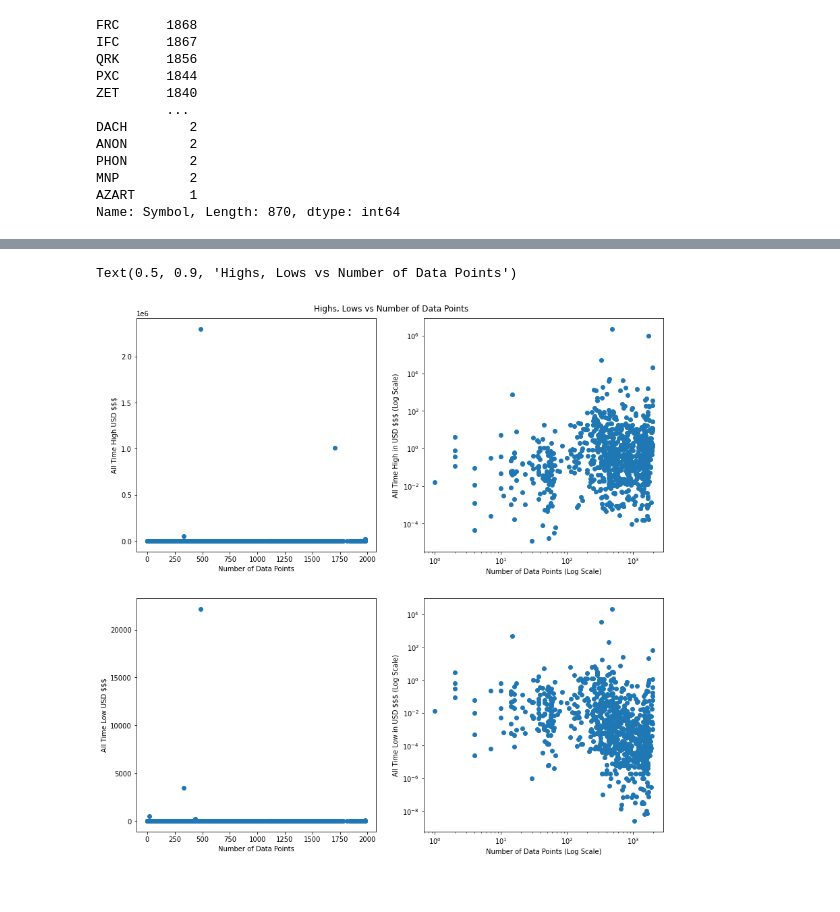
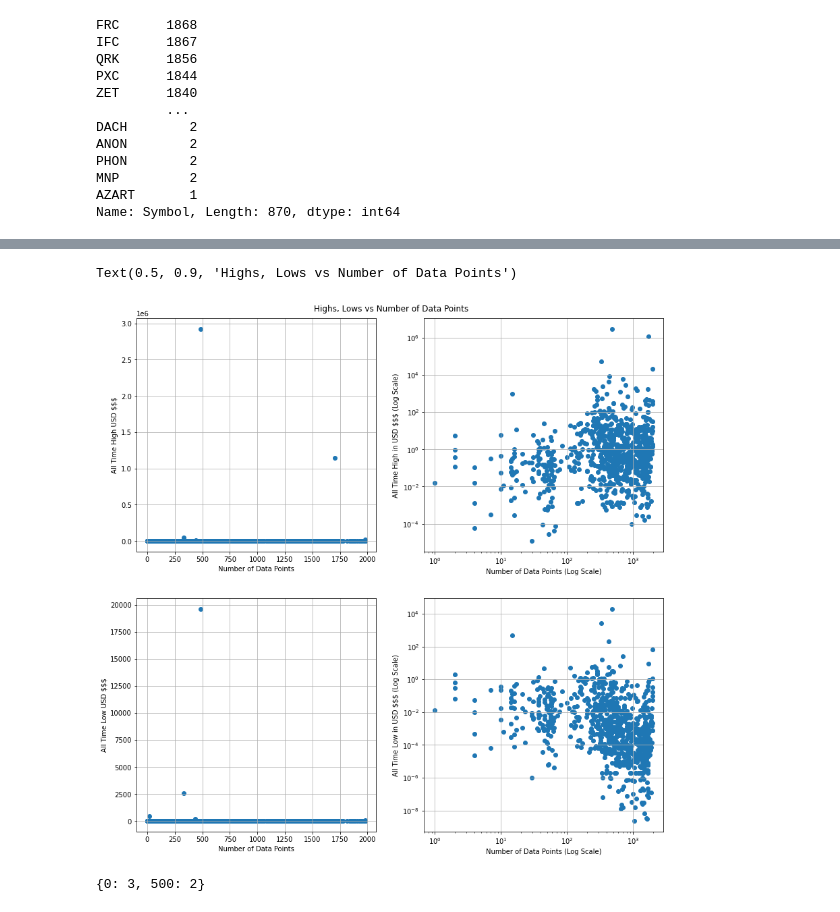
Before and after one commit to samjdedes/time_series_analysis, a Jupyter notebook: notebooks/EDA.ipynb, the cells around one changed output, grey strips where cells are left out. Drawn from its saved outputs; the diff is of its cells as text; code cells hidden in the pictures.

Commit message:
more histograms

```diff
--- a/notebooks/EDA.ipynb
+++ b/notebooks/EDA.ipynb
@@ -54,7 +70,3 @@ Name: Symbol, Length: 870, dtype: int64
 # %%
 # create dataframe of meta data
 meta_data = pd.DataFrame(columns=['Symbol', 'Start Data', 'End Date', 'Value At Start', 'Value at End', 'ATH', 'ATL', 'Num_values'])
-# %%
-# dollar eda
-df = ts[ts['Symbol']=='$$$']
-df.Date[-1:]
@@ -76,6 +76,8 @@ i=0
 for coin in ts.Symbol.unique():
     # instantiate list to add to metadata frame
     my_list = [coin]
+
+    # get data for coin from big df
     df = ts[ts['Symbol'] == coin]
 
     # find start date
@@ -91,10 +93,10 @@ for coin in ts.Symbol.unique():
     my_list.append(df.Close[-1:])
 
     # find all time high
-    my_list.append(max(max(df.Open), max(df.Close)))
+    my_list.append(max(df.High))
 
     # find all time low
-    my_list.append(min(min(df.Open), min(df.Close)))
+    my_list.append(min(df.Low))
 
     # find number of entries
     my_list.append(df.shape[0])
@@ -181,31 +183,55 @@ num = meta_data.Num_values
 # %%
 # plot ATH and ATL
 m = 2
 n = 2
 figsize = (14,14)
 fig, ax = plt.subplots(nrows=m, ncols=n, figsize=figsize)
+
+# turn grids on
+# for i in range(0,m):
+#     for k in range(0,n):
+#         ax[i,k].grid(True)
+ax[0,0].grid(True)
+ax[0,1].grid(True)
+ax[1,0].grid(True)
+ax[1,1].grid(True)
+
+
 ax[0,0].scatter(num, ath)
 ax[0,0].set_xlabel('Number of Data Points')
 ax[0,0].set_ylabel('All Time High USD $$$')
 
 
 ax[0,1].scatter(num, ath)
 ax[0,1].set_xscale('log')
 ax[0,1].set_yscale('log')
 ax[0,1].set_xlabel('Number of Data Points (Log Scale)')
 ax[0,1].set_ylabel('All Time High in USD $$$ (Log Scale)')
 
 ax[1,0].scatter(num, atl)
 ax[1,0].set_xlabel('Number of Data Points')
 ax[1,0].set_ylabel('All Time Low USD $$$')
 
 ax[1,1].scatter(num, atl)
 ax[1,1].set_xscale('log')
 ax[1,1].set_yscale('log')
 ax[1,1].set_xlabel('Number of Data Points (Log Scale)')
 ax[1,1].set_ylabel('All Time Low in USD $$$ (Log Scale)')
 
 fig.suptitle('Highs, Lows vs Number of Data Points', y=0.9)
 # %% [output]
 Text(0.5, 0.9, 'Highs, Lows vs Number of Data Points')
-[figure, old version]
+[figure, new version]
+# %%
+x = [123, 670, 50, 327, 910]
+INCREMENT = 500
+hist = {}
+
+for val in x:
+  bin = (val // INCREMENT) * INCREMENT
+  freq = hist.get(bin, 0) + 1
+  hist[bin] = freq
+
+hist
+# %% [output]
+{0: 3, 500: 2}
```
Also changed, not shown: parts of 14 cells of this notebook.
